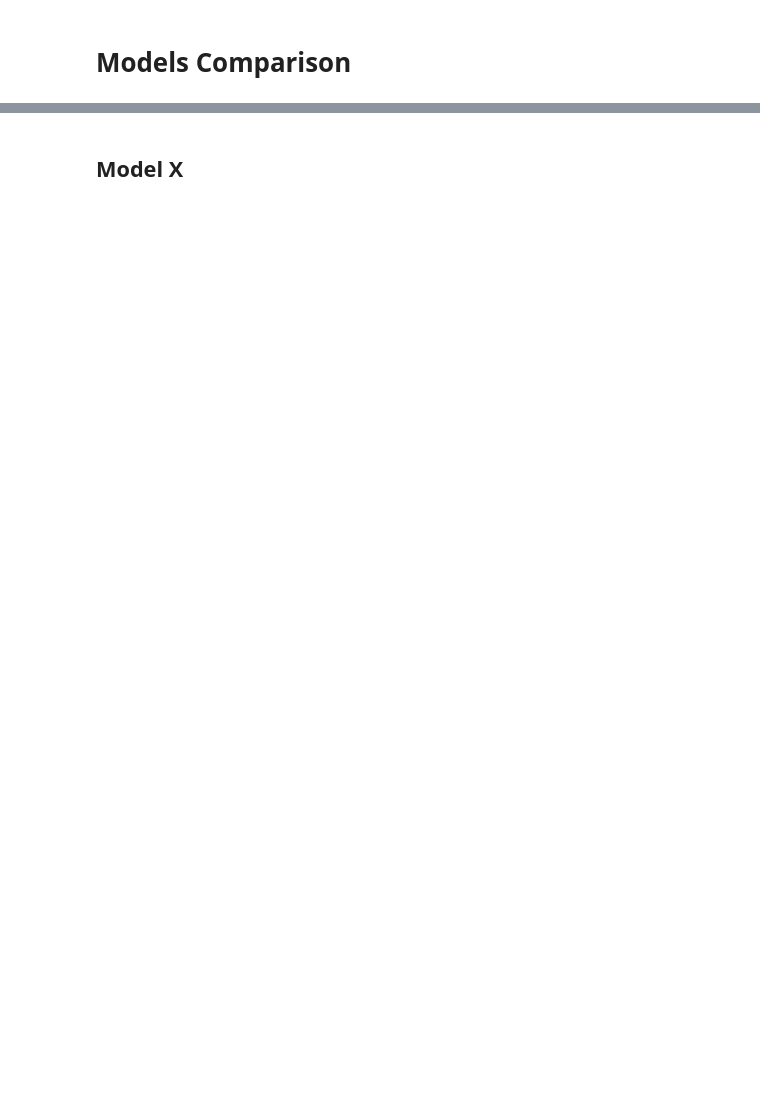
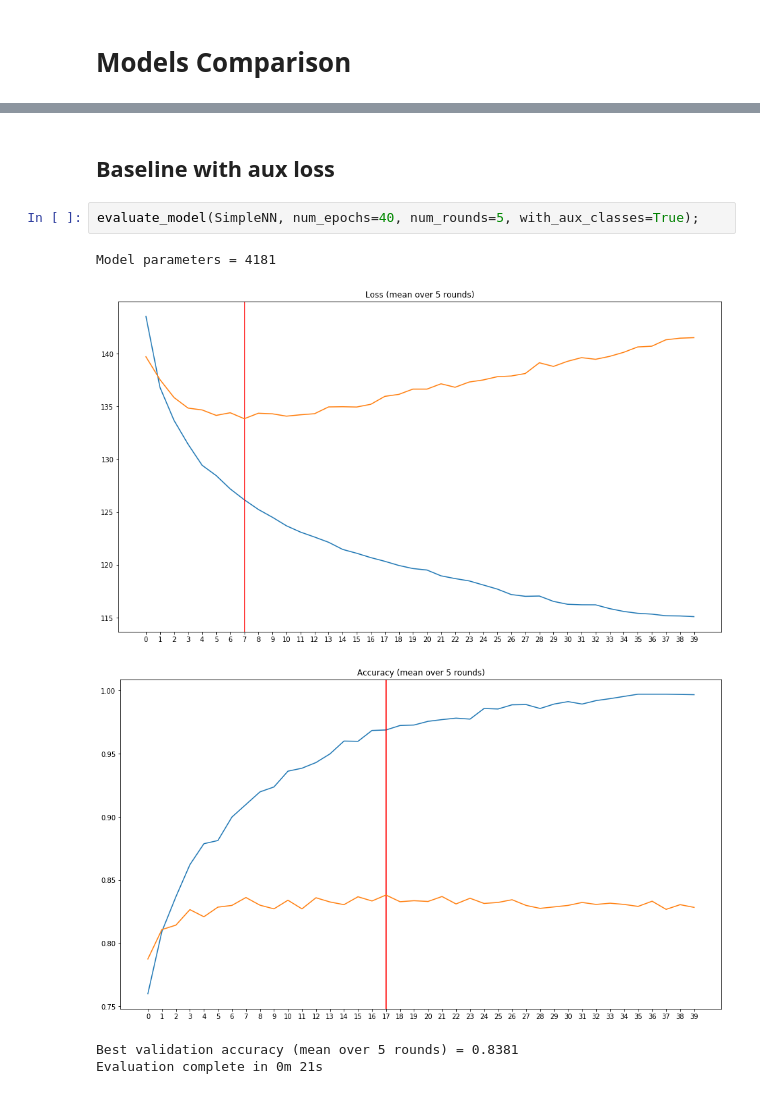
Before and after one commit to gregunz/DeepLearning2019, a Jupyter notebook: Proj1/Project1.ipynb, the cells around one changed output, grey strips where cells are left out. Saved outputs shown, nothing was run; the diff lists cells and outputs as text; blank space fills up the shorter version.

```diff
--- a/Proj1/Project1.ipynb
+++ b/Proj1/Project1.ipynb
@@ -83,2 +76,10 @@ Evaluation complete in 0m 32s
-# %% [markdown]
-## Model X
+# %% [markdown]
+## Baseline with aux loss
+# %%
+evaluate_model(SimpleNN, num_epochs=40, num_rounds=5, with_aux_classes=True);
+# %% [output]
+Model parameters = 4181
+[figure, added]
+[figure, added]
+Best validation accuracy (mean over 5 rounds) = 0.8381
+Evaluation complete in 0m 21s
```
Also changed, not shown: parts of 16 cells of this notebook, 3 other files.
